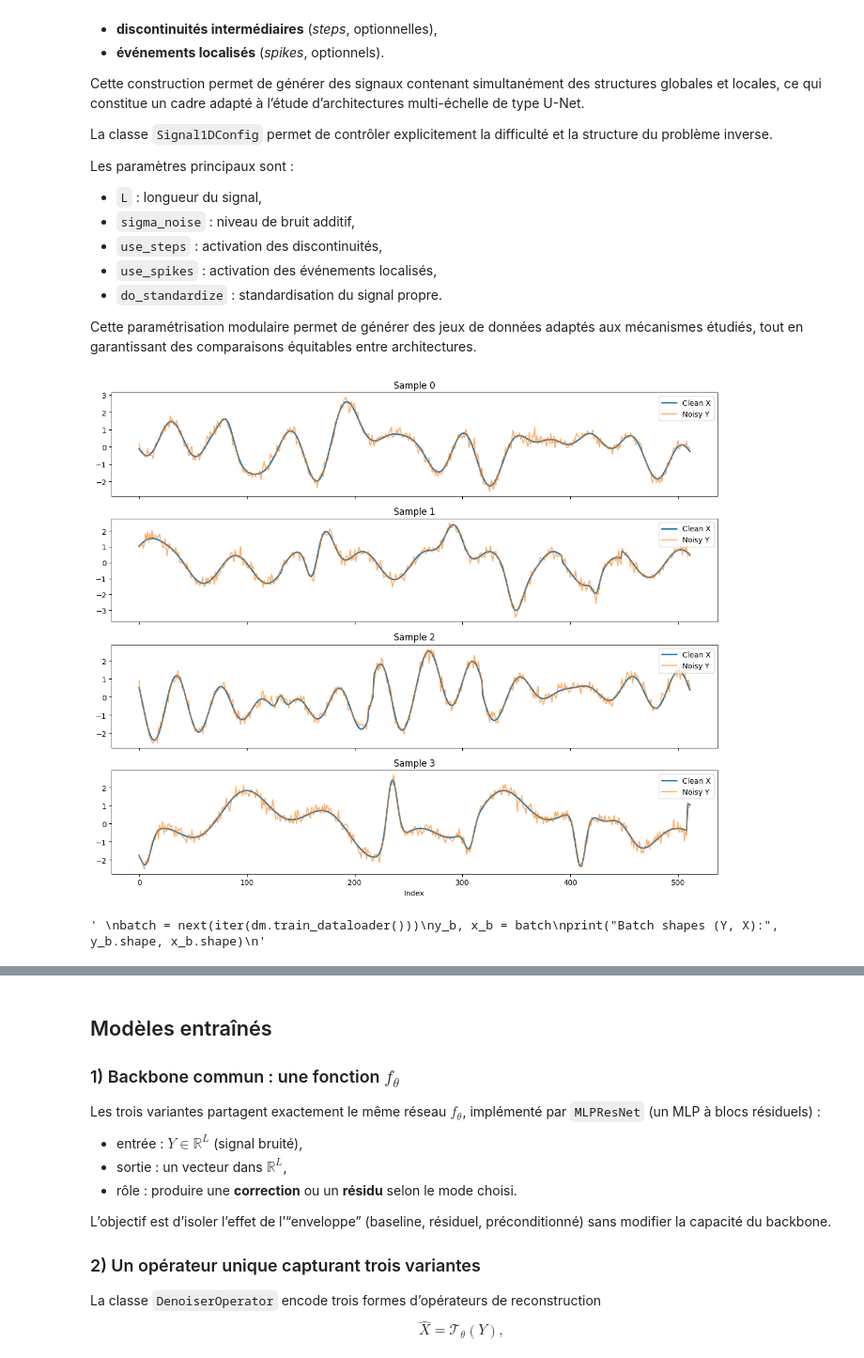
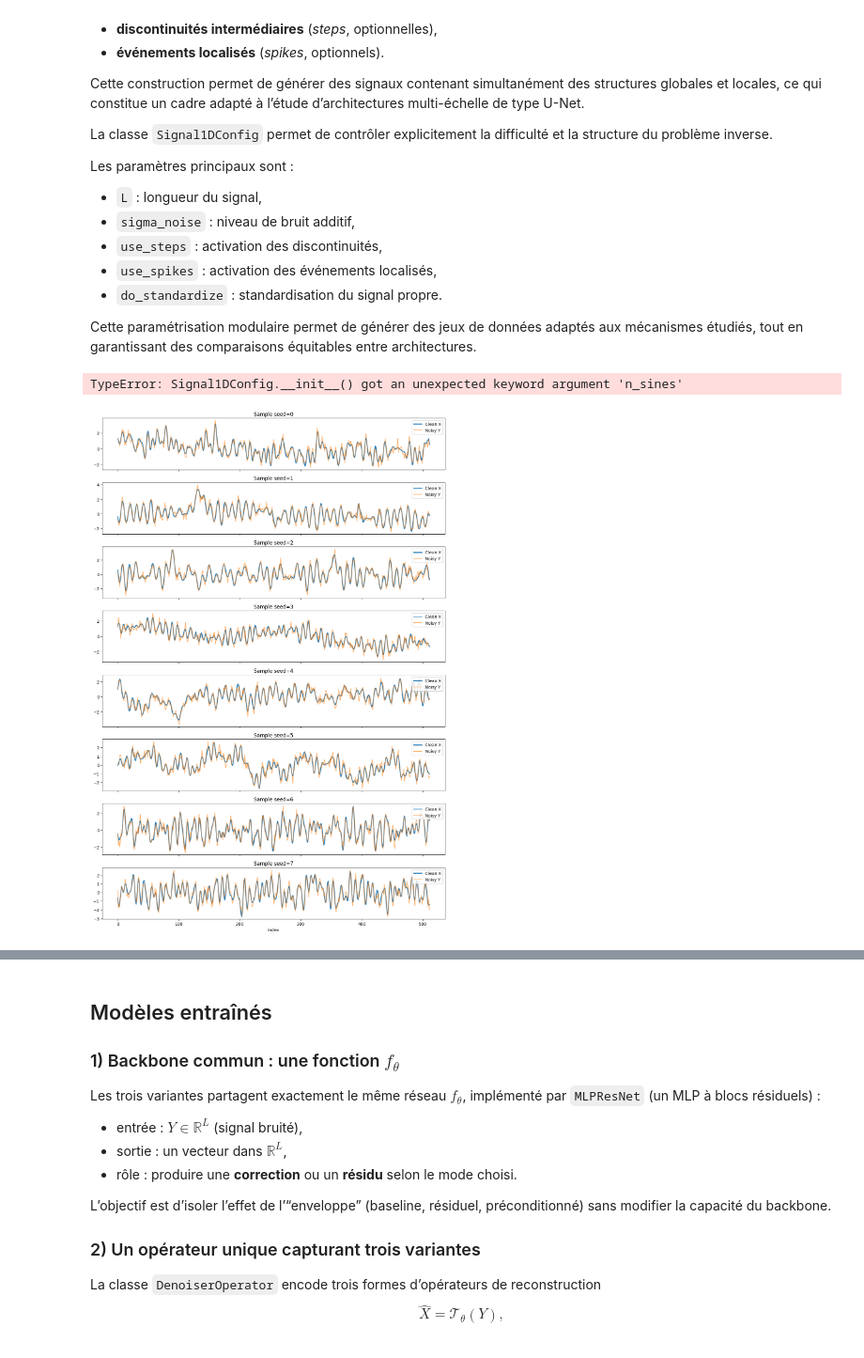
Before and after one commit to fntb/unified-unet, a Jupyter notebook: src/notebook.ipynb, the cells around one changed output, grey strips where cells are left out. Shown at 94% size. Cells and saved outputs as stored; diff of their text form; code cells hidden in the pictures.

```diff
--- a/src/notebook.ipynb
+++ b/src/notebook.ipynb
@@ -236,14 +236,27 @@ Les paramètres principaux sont :
 
 Cette paramétrisation modulaire permet de générer des jeux de données adaptés aux mécanismes étudiés, tout en garantissant des comparaisons équitables entre architectures.
 # %%
+#useles imo
 # Visualize multiple generated samples to illustrate signal diversity
 
 cfg = Signal1DConfig(
     L=512,
-    sigma_noise=0.2,
+    sigma_noise=0.35,
+    do_standardize=True,
+
     use_steps=True,
     use_spikes=True,
-    do_standardize=True,
+
+    # exemples de paramètres typiques (adapte aux noms réels)
+    n_sines=8,
+    max_freq=40,
+
+    n_steps=4,
+    step_amplitude=1.5,
+
+    n_spikes=6,
+    spike_amp=2.0,
+    spike_sigma=2.0,   # pics plus étroits
 )
 
 n_samples = 4
@@ -262,8 +275,9 @@ plt.xlabel("Index")
 plt.tight_layout()
 plt.show()
 # %% [output]
-[figure, removed]
+TypeError: Signal1DConfig.__init__() got an unexpected keyword argument 'n_sines'
 # %%
+#USeless imo
 # Création du Dataset
 dm = Signal1DDataModule(
     batch_size=8,
@@ -280,5 +294,34 @@ dm = Signal1DDataModule(
 )
 
 dm.setup("fit")
-# %% [output]
-' \nbatch = next(iter(dm.train_dataloader()))\ny_b, x_b = batch\nprint("Batch shapes (Y, X):", y_b.shape, x_b.shape)\n'
+# %%
+import matplotlib.pyplot as plt
+from src.data.signal_1d import Signal1DConfig, generate_pair
+
+# Important: ces champs existent vraiment dans ton Signal1DConfig actuel
+cfg = Signal1DConfig(
+    L=512,
+    sigma_noise=0.35,
+    use_steps=True,
+    use_spikes=True,
+    do_standardize=True,
+)
+
+# Affiche plus d'exemples pour voir la diversité
+n_samples = 8
+fig, axes = plt.subplots(n_samples, 1, figsize=(12, 2.2 * n_samples), sharex=True)
+
+for i in range(n_samples):
+    x, y = generate_pair(cfg, seed=i)
+
+    ax = axes[i]
+    ax.plot(x.numpy(), label="Clean X", linewidth=2)
+    ax.plot(y.numpy(), label="Noisy Y", alpha=0.6)
+    ax.set_title(f"Sample seed={i}")
+    ax.legend(loc="upper right")
+
+plt.xlabel("Index")
+plt.tight_layout()
+plt.show()
+# %% [output]
+[figure, added]
```
Also changed, not shown: parts of 19 cells of this notebook, 9 other files.
